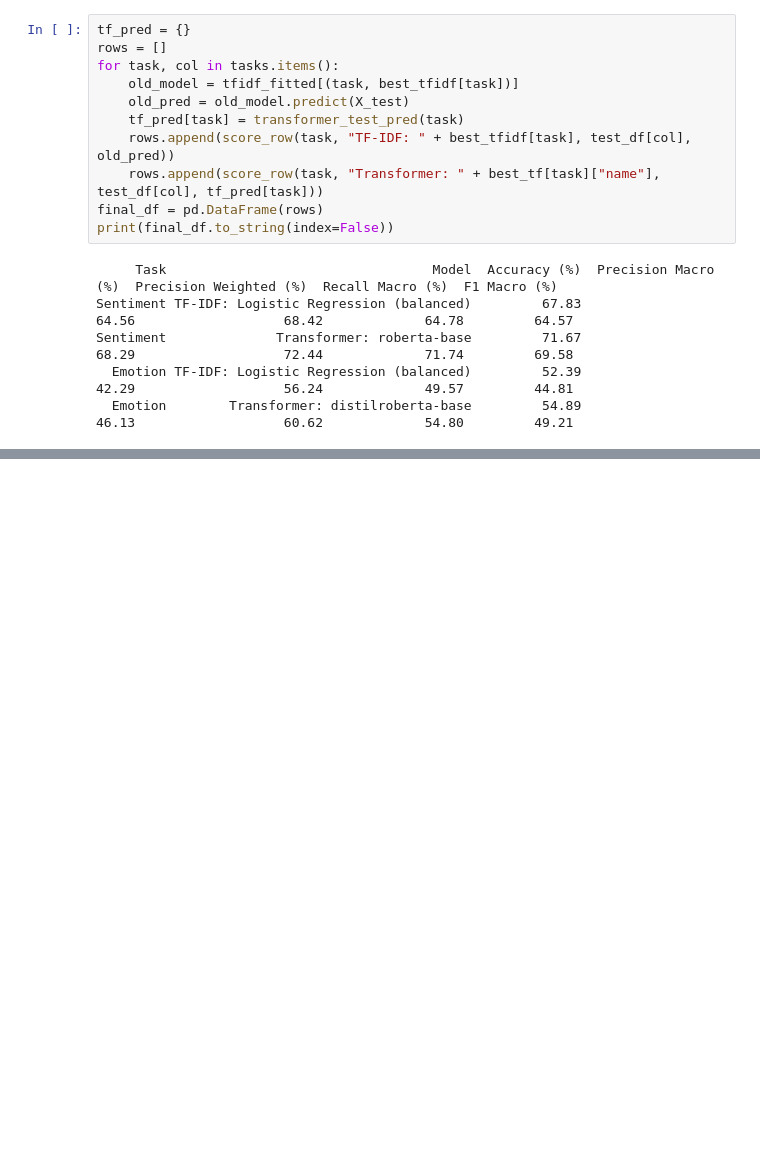
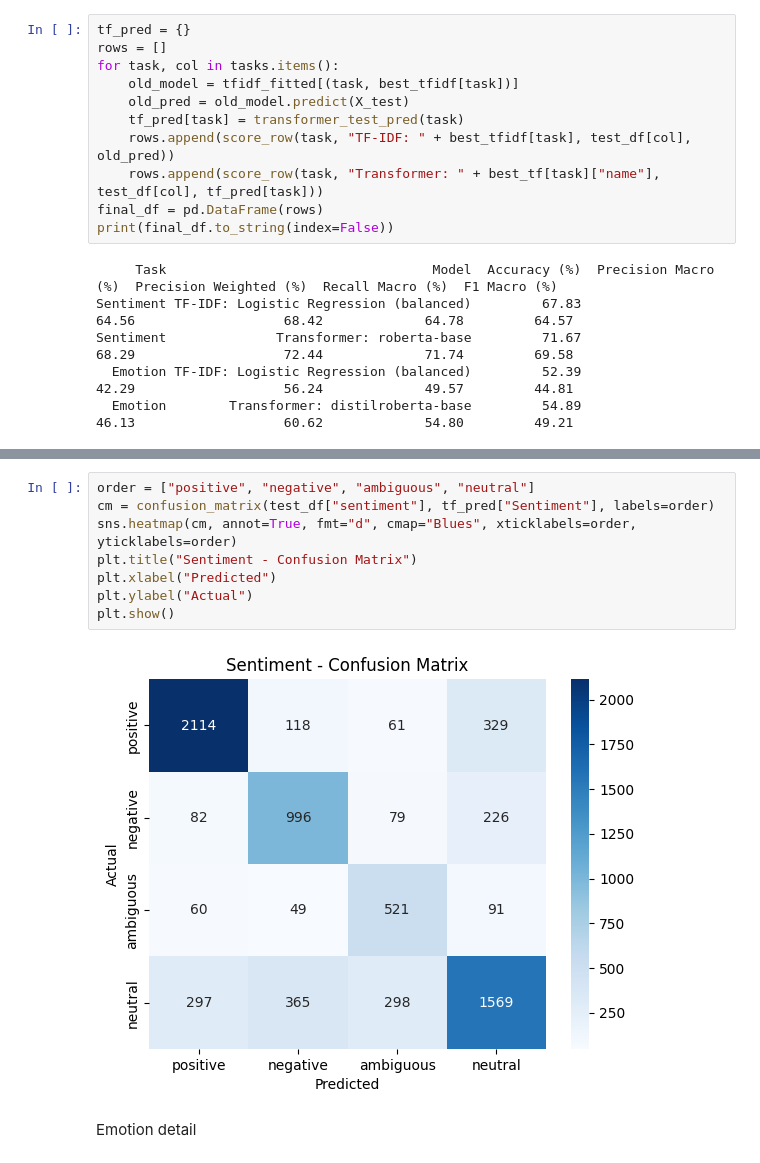
Before and after one commit to imsomya22092005-bot/Mindora, a Jupyter notebook: ML/main.ipynb, the cells around one changed output, grey strips where cells are left out. Cells and saved outputs as stored; diff of their text form; blank space fills up the shorter version.

Commit message:
Emotion and sentiment details with sentence testing

```diff
--- a/ML/main.ipynb
+++ b/ML/main.ipynb
@@ -551,0 +567,12 @@ Sentiment              Transformer: roberta-base         71.67                68
+# %%
+order = ["positive", "negative", "ambiguous", "neutral"]
+cm = confusion_matrix(test_df["sentiment"], tf_pred["Sentiment"], labels=order)
+sns.heatmap(cm, annot=True, fmt="d", cmap="Blues", xticklabels=order, yticklabels=order)
+plt.title("Sentiment - Confusion Matrix")
+plt.xlabel("Predicted")
+plt.ylabel("Actual")
+plt.show()
+# %% [output]
+[figure, added]
+# %% [markdown]
+Emotion detail
```
Also changed, not shown: parts of 7 cells of this notebook.
